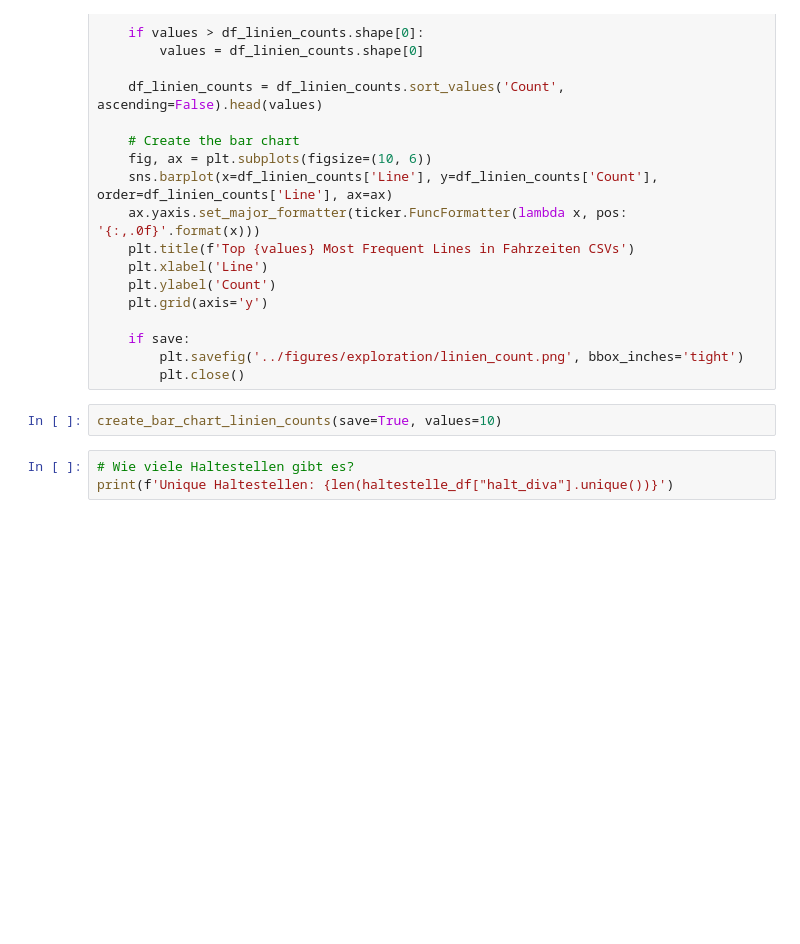
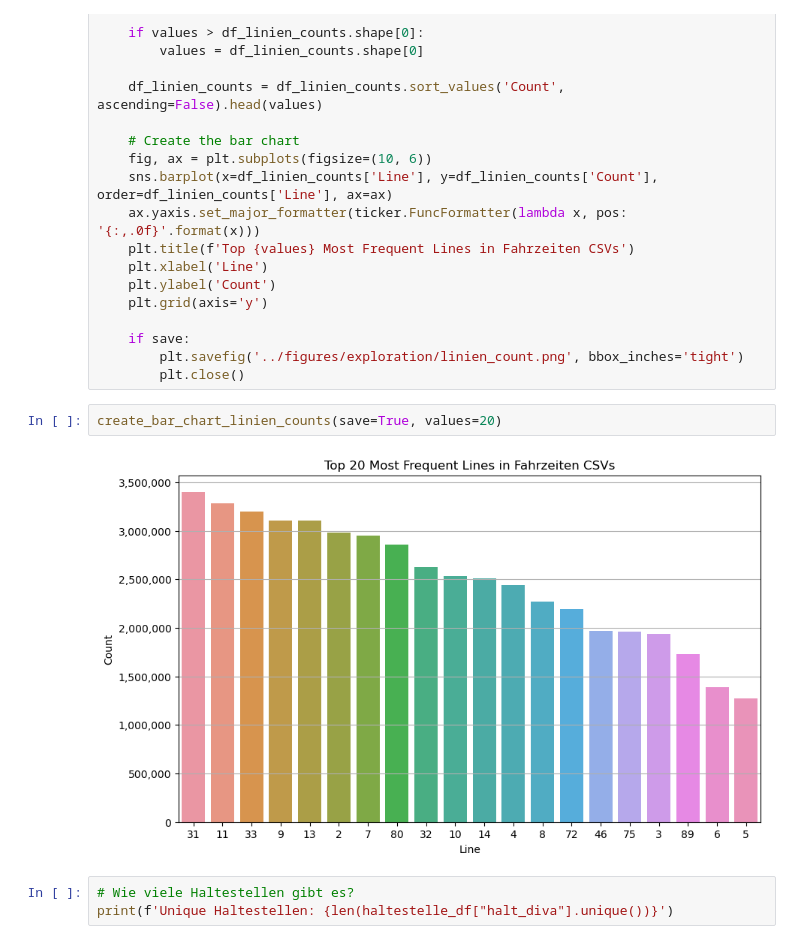
Before and after one commit to Draaven/Projekt-Data-Science, a Jupyter notebook: src/data_exploration_ozan.ipynb, the cells around one changed output. Cells and saved outputs as stored; diff of their text form; blank space fills up the shorter version.

```diff
--- a/src/data_exploration_ozan.ipynb
+++ b/src/data_exploration_ozan.ipynb
@@ -306,7 +315,9 @@ def create_bar_chart_linien_counts(save=False, values=10):
         plt.savefig('../figures/exploration/linien_count.png', bbox_inches='tight')
         plt.close()
 # %%
-create_bar_chart_linien_counts(save=True, values=10)
+create_bar_chart_linien_counts(save=True, values=20)
+# %% [output]
+[figure, added]
 # %%
 # Wie viele Haltestellen gibt es?
 print(f'Unique Haltestellen: {len(haltestelle_df["halt_diva"].unique())}')
```
Also changed, not shown: parts of 6 cells of this notebook, 2 other files.
